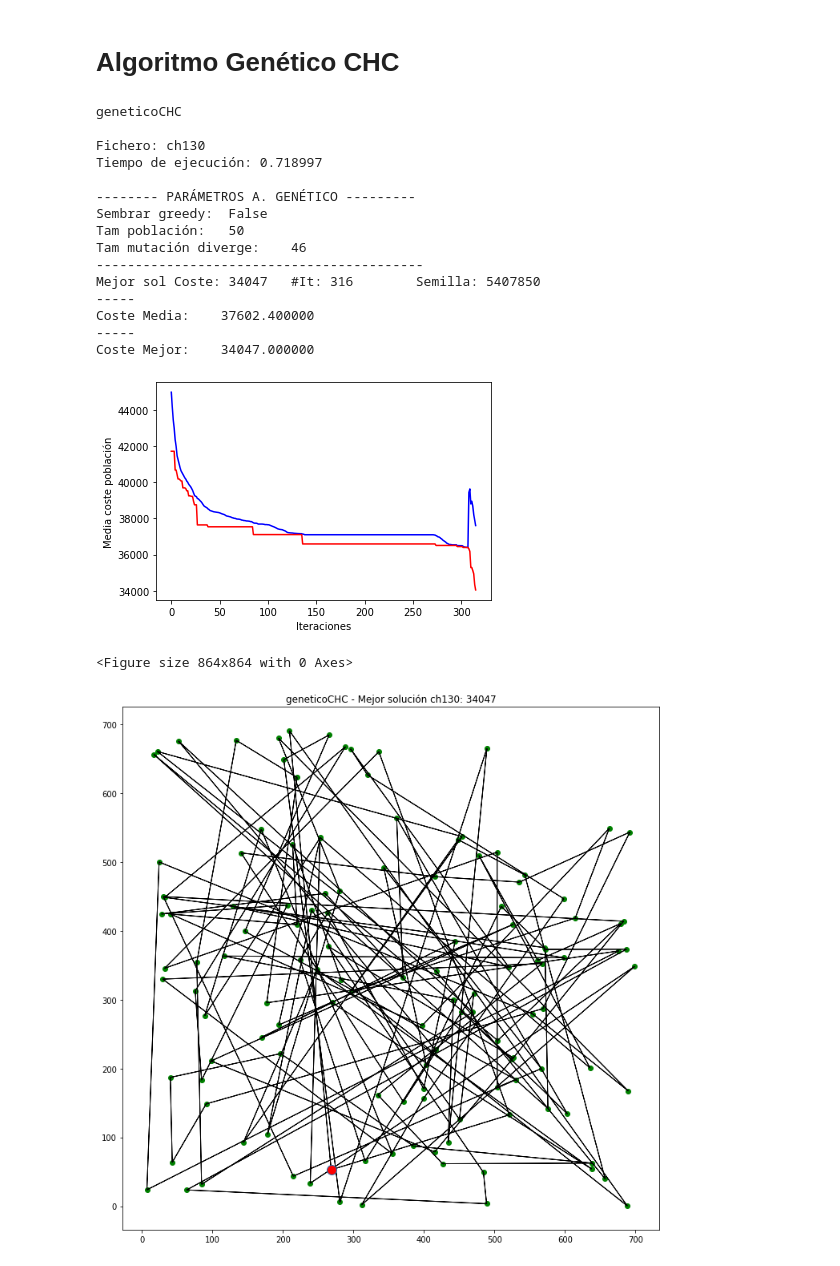
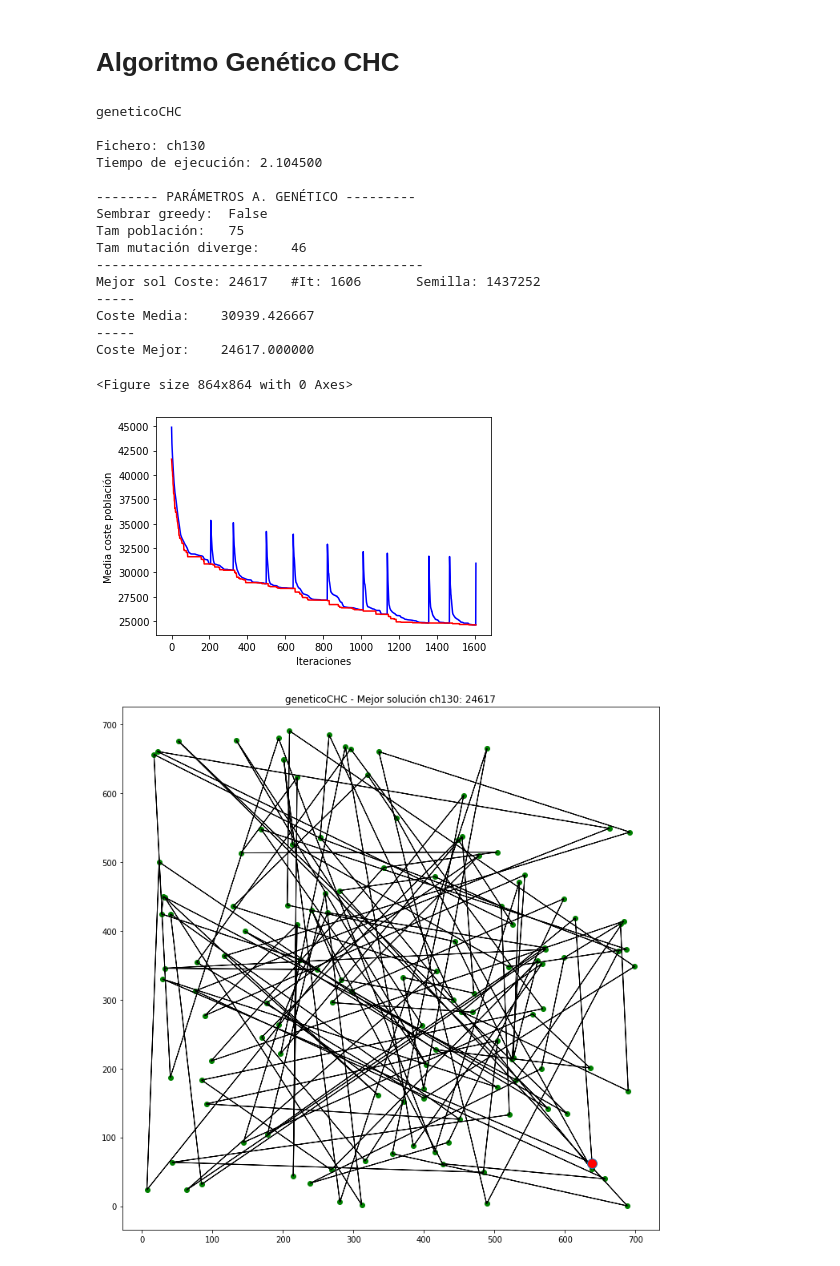
Before and after one commit to VictorNarov/AlgoritmosGeneticosTSP, a Jupyter notebook: algoritmos.ipynb, the cells around one changed output. Drawn from its saved outputs; the diff is of its cells as text; code cells hidden in the pictures.

```diff
--- a/algoritmos.ipynb
+++ b/algoritmos.ipynb
@@ -233,6 +233,9 @@ class Poblacion:
         self.individuos = []
 #         self.elite = []
 #         self.tam_elite = tam_elite
+
+    def __eq__(self, other):
+        return self.individuos == other.individuos
 
 
     def add(self, cromosoma):
@@ -545,7 +548,7 @@ def seleccion_incesto(poblacion, umbral_cruce):
     parejas_cruce = []
 
     # Seleccionar de 2 en 2 los individuos
-    for i in range(0, len(poblacion.individuos), 2):
+    for i in range(0, math.floor(len(poblacion.individuos)/2)*2, 2):
 
         # Si se diferencian en más bits que el umbral de cruce
         if distancia_hamming(poblacion.individuos[i], poblacion.individuos[i+1])/2 > umbral_cruce:
@@ -610,7 +613,7 @@ def genetico_CHC(semilla, num_nodos, distancias, tam_poblacion, tam_mutacion, se
     xs, ys, ys2 = [], [], []
 
     # Aplicamos la semilla
-    random.seed = semilla
+    random.seed(semilla)
 
     # Inicializamos los atributos de la clase Cromosoma
     Cromosoma.num_nodos = num_nodos
@@ -651,6 +654,7 @@ def genetico_CHC(semilla, num_nodos, distancias, tam_poblacion, tam_mutacion, se
         # Nueva generación de individuos
         poblacion_new = Poblacion()
 
+
         # RECOMBINE
         # Seleccionar parejas que cumplan condición
         parejas_cruce = seleccion_incesto(poblacion, umbral_cruce)
@@ -660,22 +664,26 @@ def genetico_CHC(semilla, num_nodos, distancias, tam_poblacion, tam_mutacion, se
 
             for pareja in parejas_cruce:
                 # CRUCE HUX
-                hijos = cruce_HUX(pareja, distancias)
+                hijo1 = cruce_OX(pareja[0], pareja[1], round(num_nodos*0.9), distancias)
+                hijo2 = cruce_OX(pareja[1], pareja[0], round(num_nodos*0.9), distancias)
+                # Los añadimos a la nueva poblacion
+                poblacion_new.add(hijo1)
+                poblacion_new.add(hijo2)
 
-                # Los añadimos a la nueva poblacion
-                poblacion_new.add(hijos[0])
-                poblacion_new.add(hijos[1])
-
-        else: # No se han producido cruces
-            umbral_cruce -= 1 # Bajamos el umbral
 
         # Select S: se queda con los mejores individuos de ambas poblaciones
         poblacion = select_s(poblacion_ant, poblacion_new, tam_poblacion)
 
+        # Si no se producen cruces que mejoren el Select S de la población actual
+        if poblacion == poblacion_ant:
+            umbral_cruce -= 1 # Bajamos el umbral
+
+
         # DIVERGE
-        if umbral_cruce < 0:
+        if umbral_cruce <= 0:
             poblacion = diverge(poblacion, tam_poblacion, tam_mutacion, distancias)
             reinicializaciones += 1
+            umbral_cruce = num_nodos / 4
 
         # REPRESENTACIÓN
         xs.append(iteraciones)
@@ -689,15 +697,15 @@ def genetico_CHC(semilla, num_nodos, distancias, tam_poblacion, tam_mutacion, se
         iteraciones += 1
 
         # CONDICION DE PARADA
-        if reinicializaciones == 8:
+        if reinicializaciones >= 10:
             parada = True
             return [poblacion,iteraciones, xs, ys, ys2]
 # %%
 %matplotlib notebook
 %matplotlib inline
 
+plt.figure(figsize=(12,12))
 fig, ax = plt.subplots(1,1)
-plt.figure(figsize=(12,12))
 ax.set_xlabel('Iteraciones') ; ax.set_ylabel('Media coste población')
 
 semilla = random.randint(0,9999999)
@@ -716,7 +724,7 @@ mejorCoste = float('inf')
 
 # Parámetros del algoritmo
 num_nodos = len(nodos)    # Fichero
-tam_poblacion = 50 # 30-100 individuos
+tam_poblacion = 75 # 30-100 individuos
 tam_mutacion_diverge = round(num_nodos * 0.35) # Variación aleatoria con respecto al individuo plantilla
 sembrar_greedy = False # Plantar individuo solución algoritmo greedy
 #########################
@@ -738,38 +746,38 @@ coste = mejorIndividuo.coste
 print("-------- PARÁMETROS A. GENÉTICO ---------")
 print("Sembrar greedy:\t", sembrar_greedy)
 print("Tam población:\t", tam_poblacion)
 print("Tam mutación diverge:\t", tam_mutacion_diverge)
 print("------------------------------------------")
 
 
 print("Mejor sol Coste: %s \t #It: %i \t Semilla: %s" % (coste, resultados[1], semilla) )
 print("-----\nCoste Media:\t%f" % poblacion.media)
 print("-----\nCoste Mejor:\t%f" % coste)
 
 xs = resultados[2]
 ys = resultados[3]
 ys2 = resultados[4]
 plt_dynamic(fig, xs, ys, ax)
 plt_dynamic(fig, xs, ys2, ax, ['r'])
 
 titulo = algoritmo + " - Mejor solución " + fichero + ": " + str(coste)
 pintaCamino(mejorSolucion, nodos, titulo)
 # %% [output]
 geneticoCHC
 
 Fichero: ch130
-Tiempo de ejecución: 0.718997
+Tiempo de ejecución: 2.104500
 
 -------- PARÁMETROS A. GENÉTICO ---------
 Sembrar greedy:  False
-Tam población:   50
+Tam población:   75
 Tam mutación diverge:    46
 ------------------------------------------
-Mejor sol Coste: 34047   #It: 316        Semilla: 5407850
+Mejor sol Coste: 24617   #It: 1606       Semilla: 1437252
 -----
-Coste Media:    37602.400000
+Coste Media:    30939.426667
 -----
-Coste Mejor:    34047.000000
+Coste Mejor:    24617.000000
+<Figure size 864x864 with 0 Axes>
-[figure, old version]
+[figure, new version]
-<Figure size 864x864 with 0 Axes>
-[figure, old version]
+[figure, new version]
```
Also changed, not shown: parts of 1 cell of this notebook, 1 other file.
